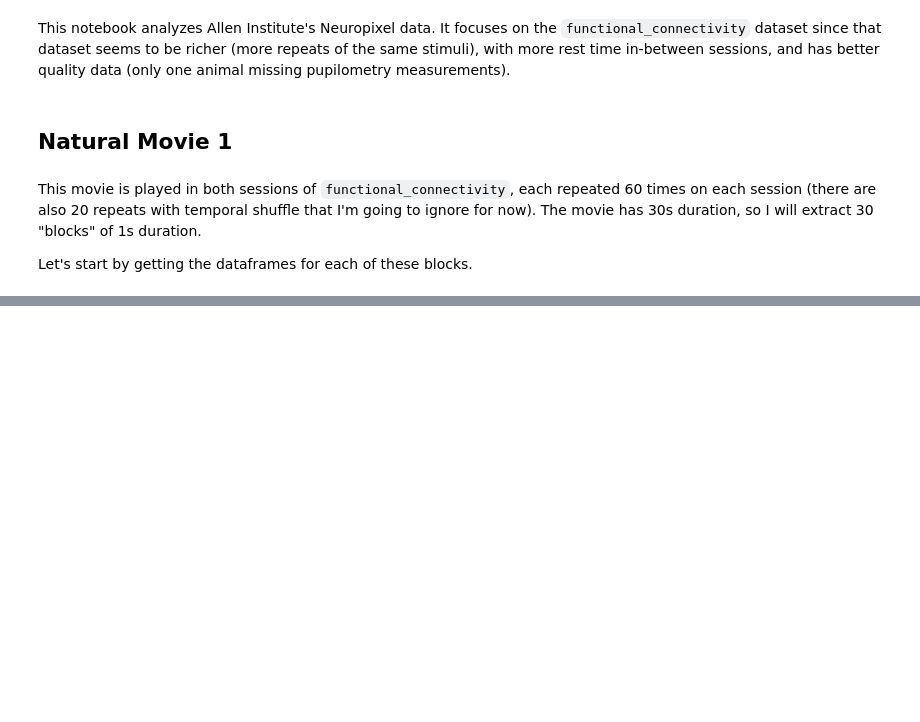
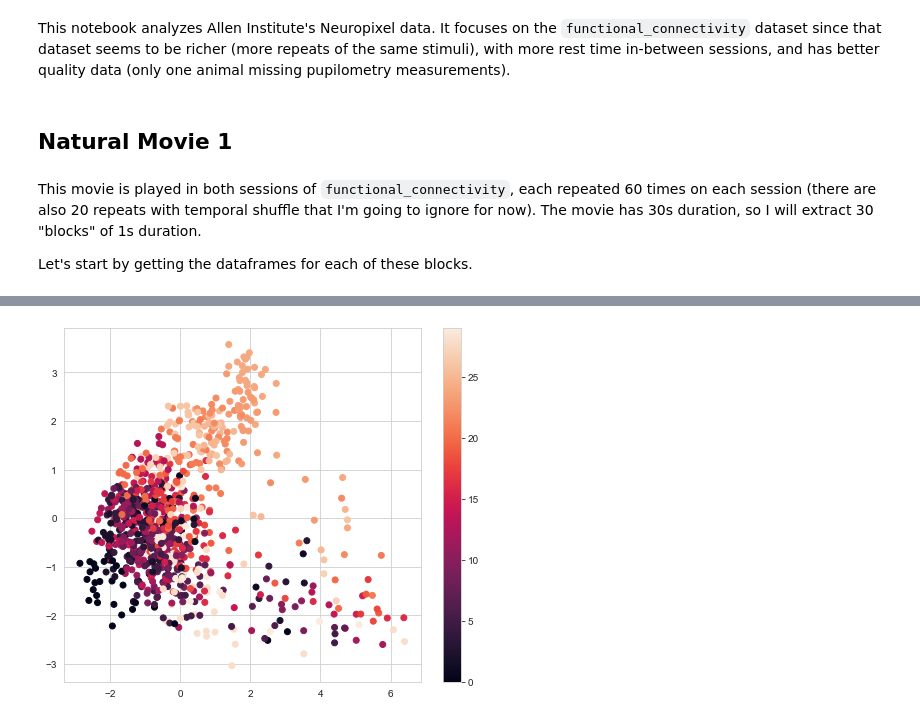
Before and after one commit to sh4r11f/NMA-rep-drift, a Jupyter notebook: notebooks/NPX_analysis.ipynb, the cells around one changed output, grey strips where cells are left out. Drawn from its saved outputs; the diff is of its cells as text; code cells hidden in the pictures; blank space fills up the shorter version.

```diff
--- a/notebooks/NPX_analysis.ipynb
+++ b/notebooks/NPX_analysis.ipynb
@@ -99,0 +112,8 @@ a.size
+# %%
+pca = PCA()
+Xt_pca = pca.fit_transform(corrs_s)
+label_stimuli = list(range(30))*30
+
+plot_2D(Xt_pca, label = label_stimuli)
+# %% [output]
+[figure, added]
```
Also changed, not shown: parts of 26 cells of this notebook, 6 other files.
